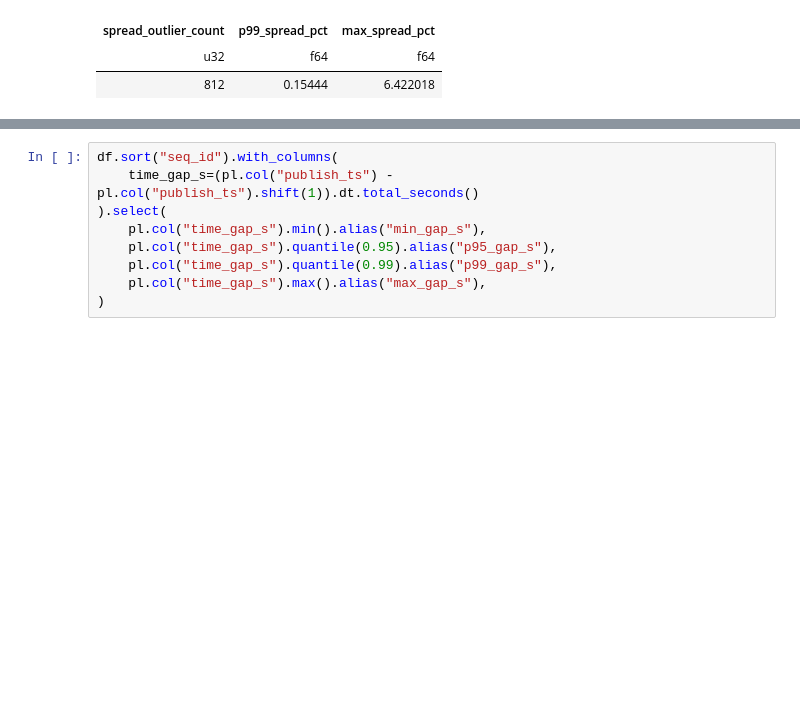
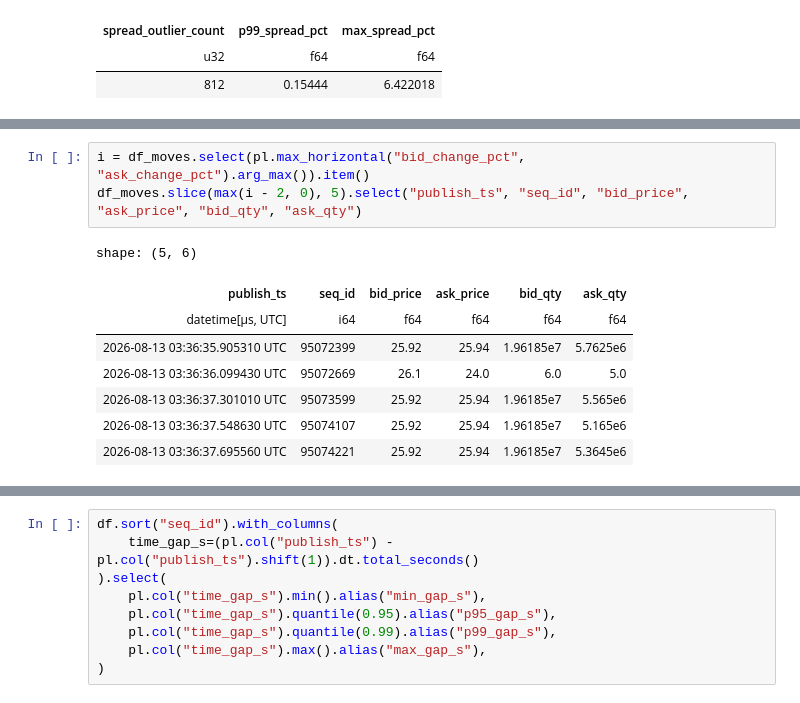
Before and after one commit to danielfilippi/lotech-dqwork, a Jupyter notebook: notebooks/a_topofbook_initial.ipynb, the cells around one changed output, grey strips where cells are left out. Saved outputs shown, nothing was run; the diff lists cells and outputs as text; blank space fills up the shorter version.

```diff
--- a/notebooks/a_topofbook_initial.ipynb
+++ b/notebooks/a_topofbook_initial.ipynb
@@ -216,0 +245,12 @@ shape: (1, 1)
+# %%
+i = df_moves.select(pl.max_horizontal("bid_change_pct", "ask_change_pct").arg_max()).item()
+df_moves.slice(max(i - 2, 0), 5).select("publish_ts", "seq_id", "bid_price", "ask_price", "bid_qty", "ask_qty")
+# %% [output]
+shape: (5, 6)
+| publish_ts | seq_id | bid_price | ask_price | bid_qty | ask_qty |
+| datetime[μs, UTC] | i64 | f64 | f64 | f64 | f64 |
+| 2026-08-13 03:36:35.905310 UTC | 95072399 | 25.92 | 25.94 | 1.96185e7 | 5.7625e6 |
+| 2026-08-13 03:36:36.099430 UTC | 95072669 | 26.1 | 24.0 | 6.0 | 5.0 |
+| 2026-08-13 03:36:37.301010 UTC | 95073599 | 25.92 | 25.94 | 1.96185e7 | 5.565e6 |
+| 2026-08-13 03:36:37.548630 UTC | 95074107 | 25.92 | 25.94 | 1.96185e7 | 5.165e6 |
+| 2026-08-13 03:36:37.695560 UTC | 95074221 | 25.92 | 25.94 | 1.96185e7 | 5.3645e6 |
```
Also changed, not shown: parts of 17 cells of this notebook, 5 other files.
